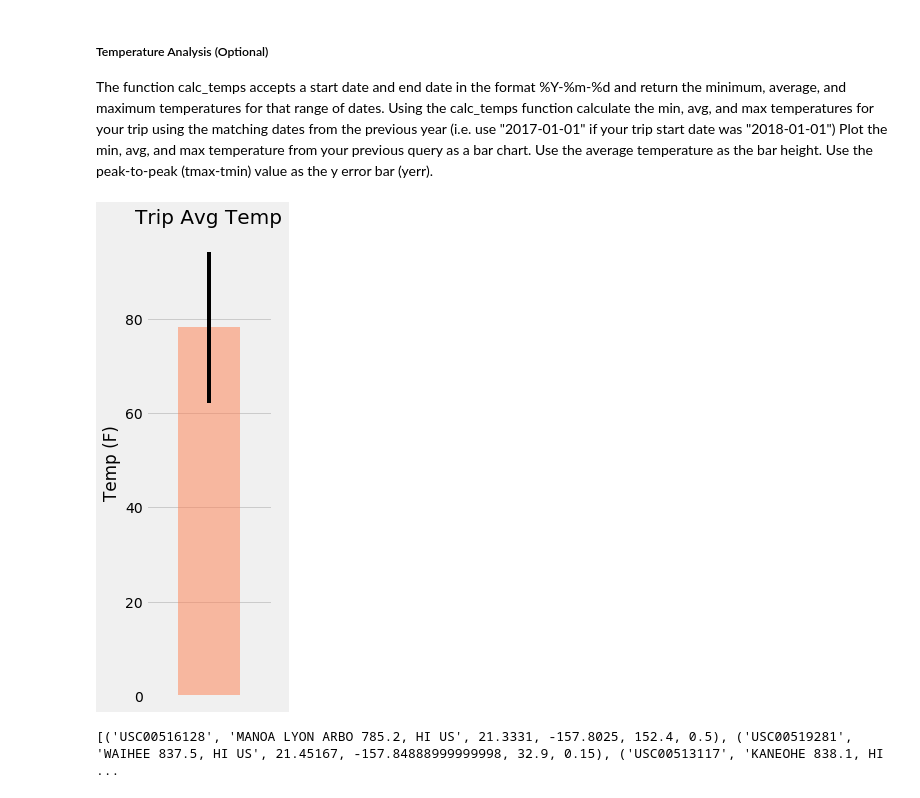
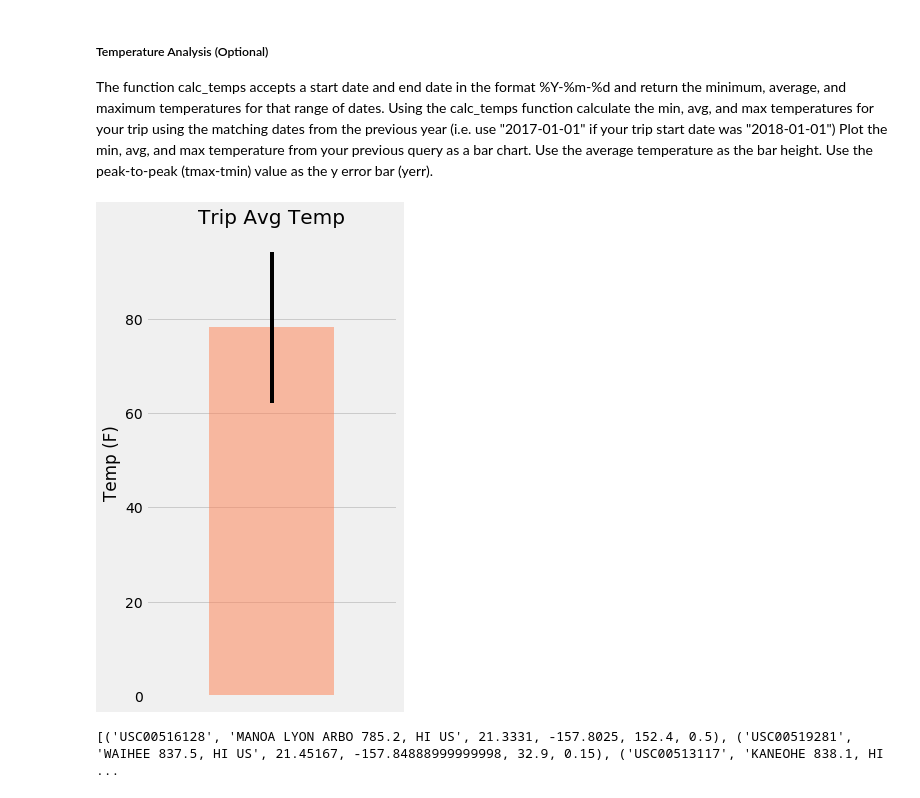
Before and after one commit to fkokro/sqlalchemy-challenge, a Jupyter notebook: climate_analysis.ipynb, the cells around one changed output. Drawn from its saved outputs; the diff is of its cells as text; code cells hidden in the pictures.

```diff
--- a/climate_analysis.ipynb
+++ b/climate_analysis.ipynb
@@ -241,19 +241,19 @@ Use the peak-to-peak (tmax-tmin) value as the y error bar (yerr).
 # %%
 # Plot the results from your previous query as a bar chart.
 # Use "Trip Avg Temp" as your Title
 # Use the average temperature for the y value
 # Use the peak-to-peak (tmax-tmin) value as the y error bar (yerr)
 trip_df = pd.DataFrame(trip_results, columns=['Min Temp', 'Avg Temp', 'Max Temp'])
 avg_temp = trip_df['Avg Temp']
 min_max_temp = trip_df.iloc[0]['Max Temp'] - trip_df.iloc[0]['Min Temp']
-avg_temp.plot(kind='bar', yerr=min_max_temp, figsize=(2,8), alpha=0.5, color='coral')
+avg_temp.plot(kind='bar', yerr=min_max_temp, figsize=(4,8), alpha=0.5, color='coral')
 plt.title("Trip Avg Temp", fontsize=20)
 plt.ylabel("Temp (F)")
 plt.xticks([])
 plt.savefig("Output_Images/TripTempSummary.png")
 plt.show()
 # %% [output]
-[figure, old version]
+[figure, new version]
 # %%
 # Calculate the total amount of rainfall per weather station for your trip dates using the previous year's matching dates.
 # Sort this in descending order by precipitation amount and list the station, name, latitude, longitude, and elevation
```
Also changed, not shown: parts of 1 cell of this notebook, 2 other files.
